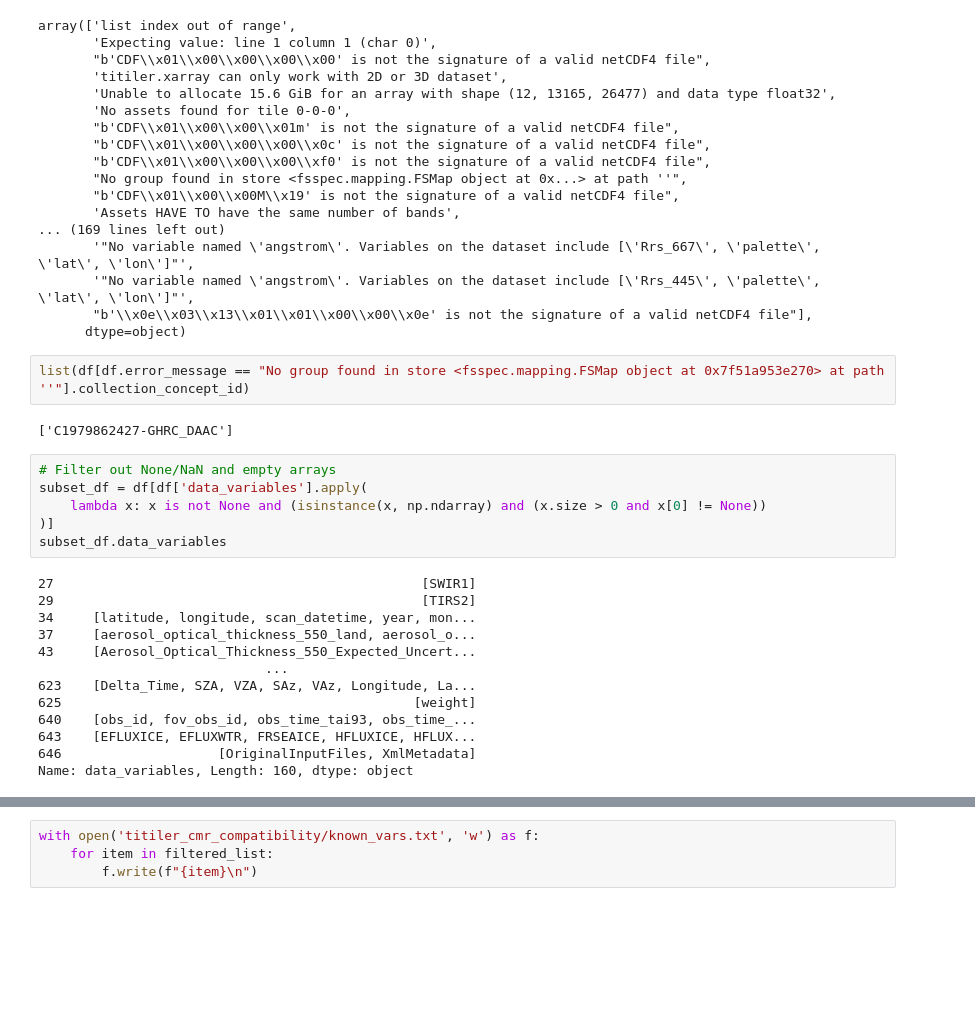
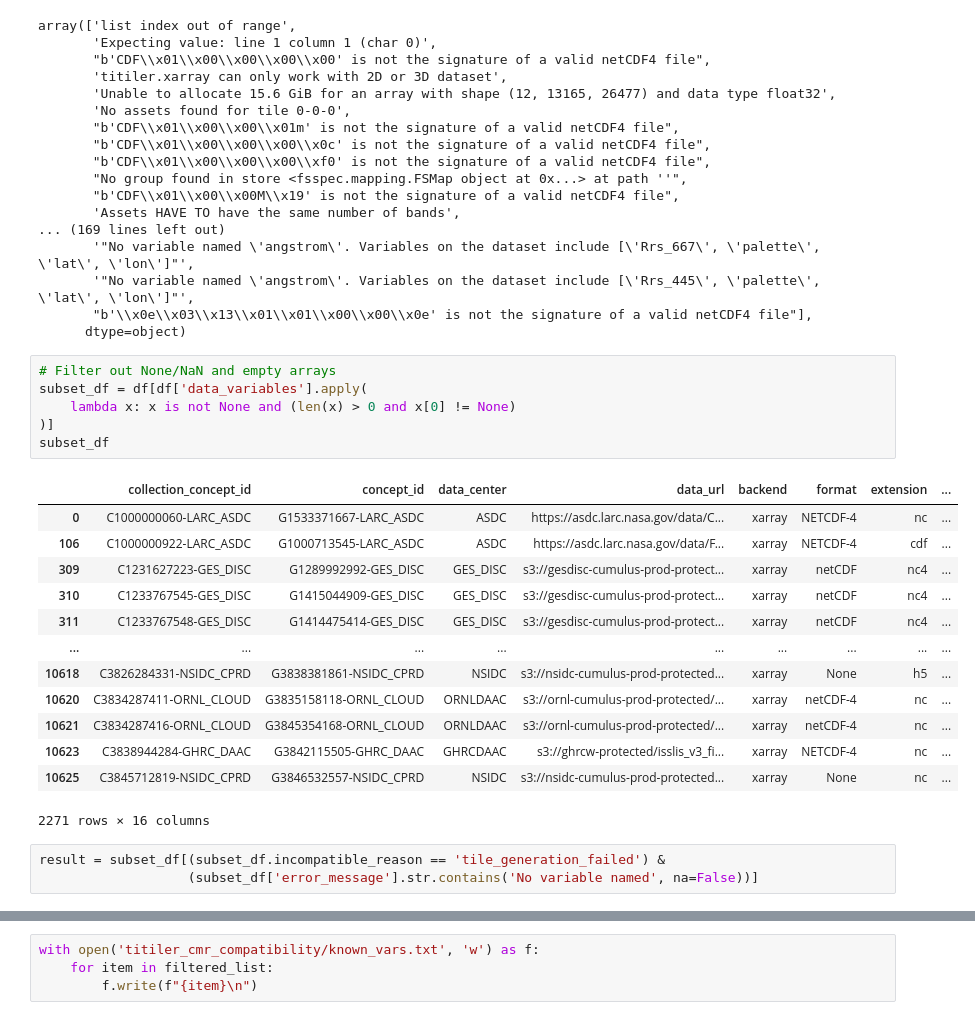
Before and after one commit to developmentseed/titiler-cmr-compatibility, a Jupyter notebook: read_results.ipynb, the cells around one changed output, grey strips where cells are left out. Saved outputs shown, nothing was run; the diff lists cells and outputs as text; blank space fills up the shorter version.

Commit message:
Updated results

```diff
--- a/read_results.ipynb
+++ b/read_results.ipynb
@@ -44,26 +44,26 @@ array(['list index out of range',
        '"No variable named \'angstrom\'. Variables on the dataset include [\'Rrs_445\', \'palette\', \'lat\', \'lon\']"',
        "b'\\x0e\\x03\\x13\\x01\\x01\\x00\\x00\\x0e' is not the signature of a valid netCDF4 file"],
       dtype=object)
-# %%
-list(df[df.error_message == "No group found in store <fsspec.mapping.FSMap object at 0x7f51a953e270> at path ''"].collection_concept_id)
-# %% [output]
-['C1979862427-GHRC_DAAC']
 # %%
 # Filter out None/NaN and empty arrays
 subset_df = df[df['data_variables'].apply(
-    lambda x: x is not None and (isinstance(x, np.ndarray) and (x.size > 0 and x[0] != None))
+    lambda x: x is not None and (len(x) > 0 and x[0] != None)
 )]
-subset_df.data_variables
+subset_df
 # %% [output]
+|  | collection_concept_id | concept_id | data_center | data_url | backend | format | extension | ... |
+| 0 | C1000000060-LARC_ASDC | G1533371667-LARC_ASDC | ASDC | https://asdc.larc.nasa.gov/data/C... | xarray | NETCDF-4 | nc | ... |
+| 106 | C1000000922-LARC_ASDC | G1000713545-LARC_ASDC | ASDC | https://asdc.larc.nasa.gov/data/F... | xarray | NETCDF-4 | cdf | ... |
+| 309 | C1231627223-GES_DISC | G1289992992-GES_DISC | GES_DISC | s3://gesdisc-cumulus-prod-protect... | xarray | netCDF | nc4 | ... |
+| 310 | C1233767545-GES_DISC | G1415044909-GES_DISC | GES_DISC | s3://gesdisc-cumulus-prod-protect... | xarray | netCDF | nc4 | ... |
+| 311 | C1233767548-GES_DISC | G1414475414-GES_DISC | GES_DISC | s3://gesdisc-cumulus-prod-protect... | xarray | netCDF | nc4 | ... |
+| ... | ... | ... | ... | ... | ... | ... | ... | ... |
+| 10618 | C3826284331-NSIDC_CPRD | G3838381861-NSIDC_CPRD | NSIDC | s3://nsidc-cumulus-prod-protected... | xarray | None | h5 | ... |
+| 10620 | C3834287411-ORNL_CLOUD | G3835158118-ORNL_CLOUD | ORNLDAAC | s3://ornl-cumulus-prod-protected/... | xarray | netCDF-4 | nc | ... |
+| 10621 | C3834287416-ORNL_CLOUD | G3845354168-ORNL_CLOUD | ORNLDAAC | s3://ornl-cumulus-prod-protected/... | xarray | netCDF-4 | nc | ... |
+| 10623 | C3838944284-GHRC_DAAC | G3842115505-GHRC_DAAC | GHRCDAAC | s3://ghrcw-protected/isslis_v3_fi... | xarray | NETCDF-4 | nc | ... |
+| 10625 | C3845712819-NSIDC_CPRD | G3846532557-NSIDC_CPRD | NSIDC | s3://nsidc-cumulus-prod-protected... | xarray | None | nc | ... |
-27                                               [SWIR1]
-29                                               [TIRS2]
-34     [latitude, longitude, scan_datetime, year, mon...
-37     [aerosol_optical_thickness_550_land, aerosol_o...
-43     [Aerosol_Optical_Thickness_550_Expected_Uncert...
-                             ...
-623    [Delta_Time, SZA, VZA, SAz, VAz, Longitude, La...
-625                                             [weight]
-640    [obs_id, fov_obs_id, obs_time_tai93, obs_time_...
-643    [EFLUXICE, EFLUXWTR, FRSEAICE, HFLUXICE, HFLUX...
-646                    [OriginalInputFiles, XmlMetadata]
-Name: data_variables, Length: 160, dtype: object
+2271 rows × 16 columns
+# %%
+result = subset_df[(subset_df.incompatible_reason == 'tile_generation_failed') &
+                   (subset_df['error_message'].str.contains('No variable named', na=False))]
```
Also changed, not shown: parts of 3 cells of this notebook, 1 other file.
